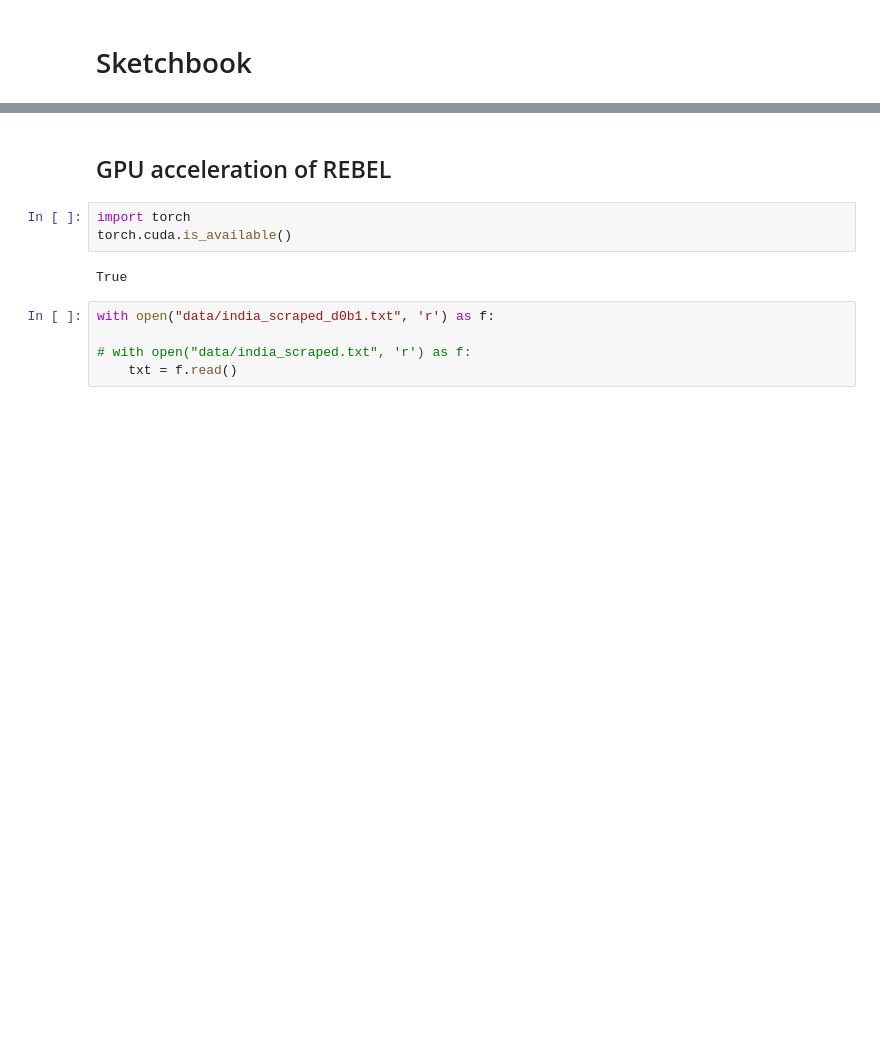
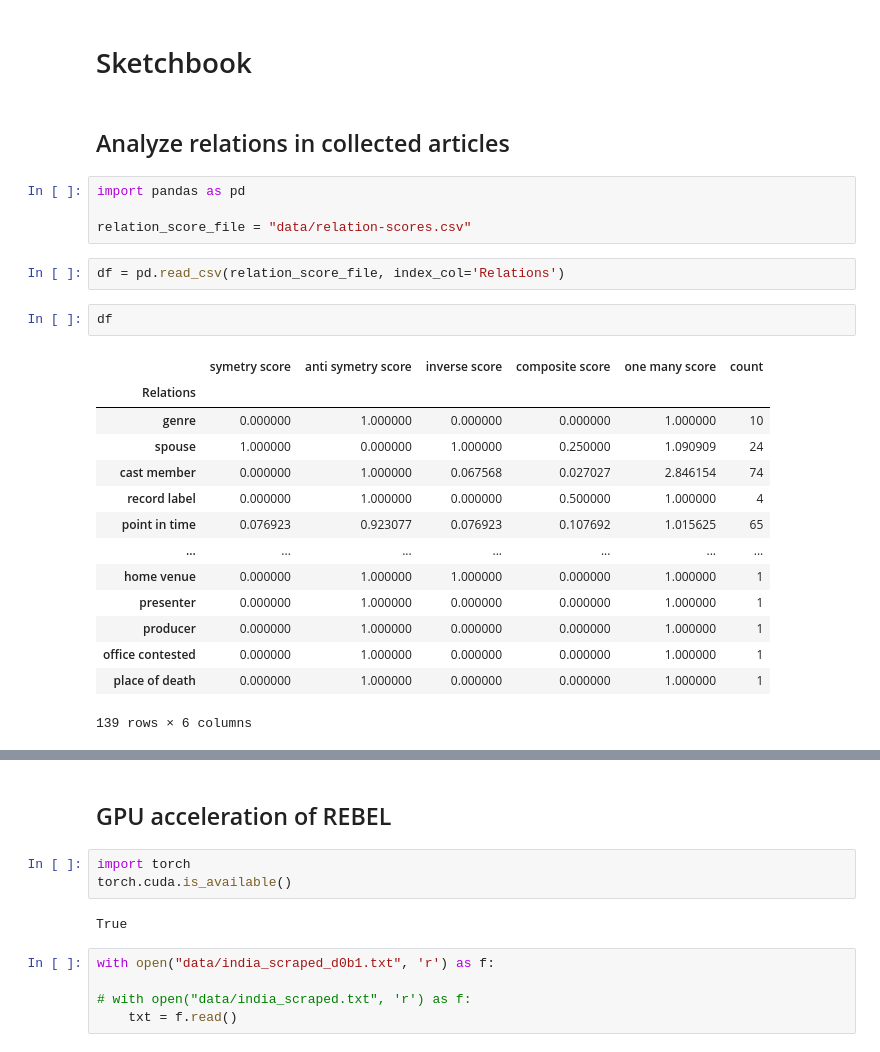
Before and after one commit to RK22000/REBEL-Graph-RAG, a Jupyter notebook: notebook.ipynb, the cells around one changed output, grey strips where cells are left out. Saved outputs shown, nothing was run; the diff lists cells and outputs as text; blank space fills up the shorter version.

Commit message:
analyzed relations

```diff
--- a/notebook.ipynb
+++ b/notebook.ipynb
@@ -1,2 +1,27 @@
 # %% [markdown]
 # Sketchbook
+# %% [markdown]
+## Analyze relations in collected articles
+# %%
+import pandas as pd
+
+relation_score_file = "data/relation-scores.csv"
+# %%
+df = pd.read_csv(relation_score_file, index_col='Relations')
+# %%
+df
+# %% [output]
+|  | symetry score | anti symetry score | inverse score | composite score | one many score | count |
+| Relations |  |  |  |  |  |  |
+| genre | 0.000000 | 1.000000 | 0.000000 | 0.000000 | 1.000000 | 10 |
+| spouse | 1.000000 | 0.000000 | 1.000000 | 0.250000 | 1.090909 | 24 |
+| cast member | 0.000000 | 1.000000 | 0.067568 | 0.027027 | 2.846154 | 74 |
+| record label | 0.000000 | 1.000000 | 0.000000 | 0.500000 | 1.000000 | 4 |
+| point in time | 0.076923 | 0.923077 | 0.076923 | 0.107692 | 1.015625 | 65 |
+| ... | ... | ... | ... | ... | ... | ... |
+| home venue | 0.000000 | 1.000000 | 1.000000 | 0.000000 | 1.000000 | 1 |
+| presenter | 0.000000 | 1.000000 | 0.000000 | 0.000000 | 1.000000 | 1 |
+| producer | 0.000000 | 1.000000 | 0.000000 | 0.000000 | 1.000000 | 1 |
+| office contested | 0.000000 | 1.000000 | 0.000000 | 0.000000 | 1.000000 | 1 |
+| place of death | 0.000000 | 1.000000 | 0.000000 | 0.000000 | 1.000000 | 1 |
+139 rows × 6 columns
```
Also changed, not shown: parts of 35 cells of this notebook, 1 other file.
